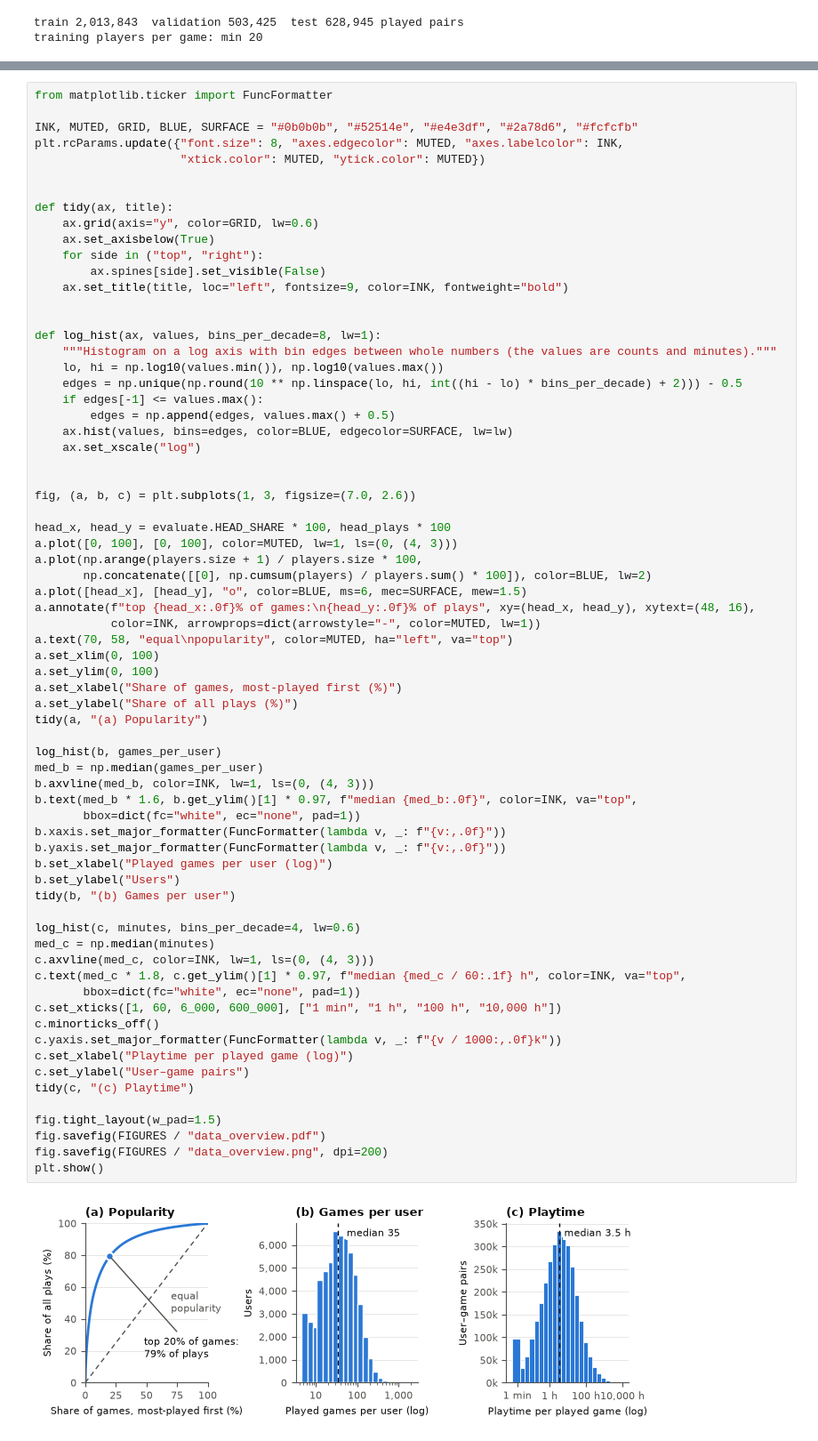
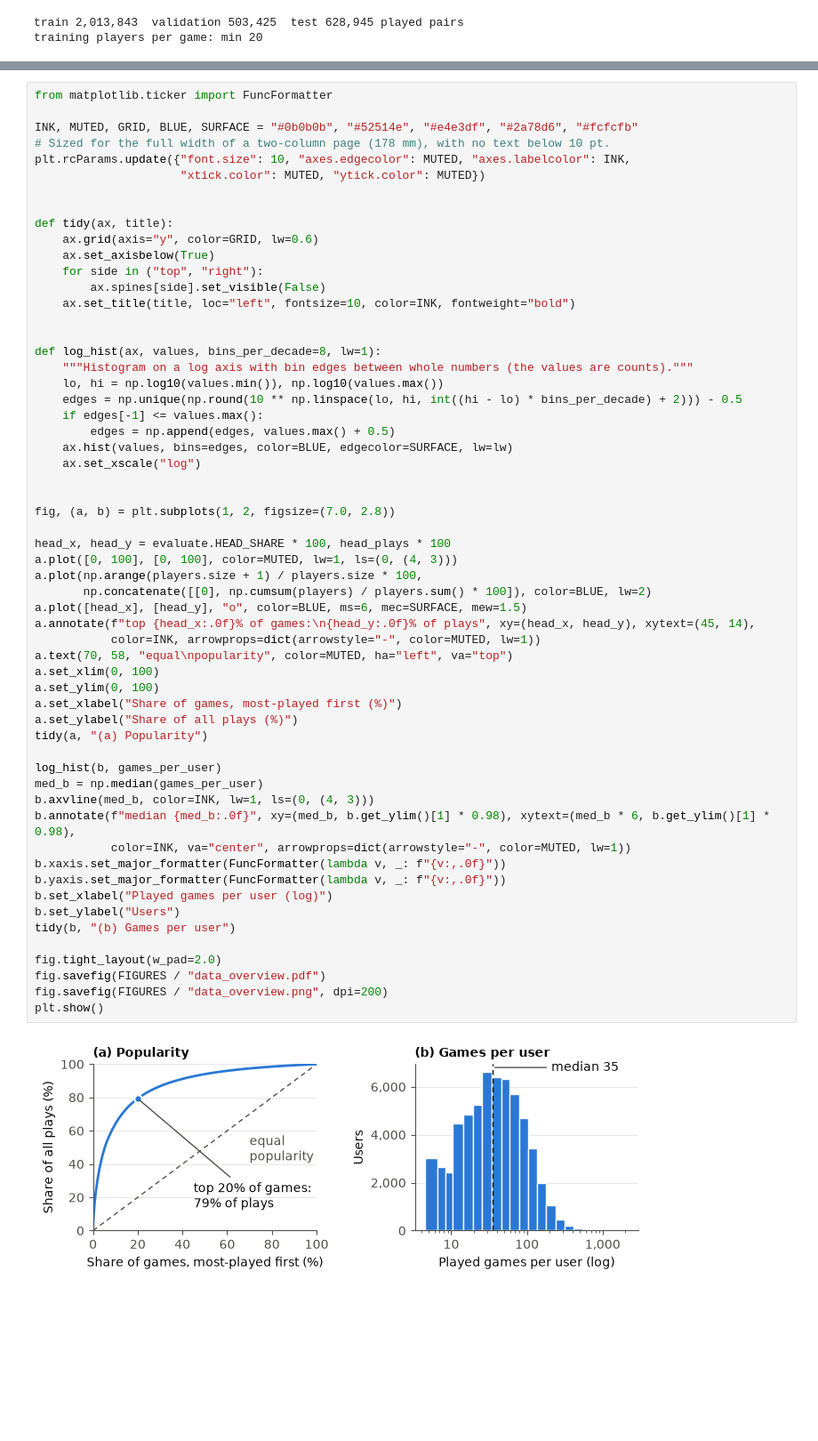
Before and after one commit to sribn/02807-computational-tools-for-data-science, a Jupyter notebook: data_preparation.ipynb, the cells around one changed output, grey strips where cells are left out. Shown at 89% size. Cells and saved outputs as stored; diff of their text form; blank space fills up the shorter version.

```diff
--- a/data_preparation.ipynb
+++ b/data_preparation.ipynb
@@ -110,7 +105,8 @@ print(f"(c) playtime per played game: median {np.median(minutes) / 60:.1f} h, ma
 from matplotlib.ticker import FuncFormatter
 
 INK, MUTED, GRID, BLUE, SURFACE = "#0b0b0b", "#52514e", "#e4e3df", "#2a78d6", "#fcfcfb"
-plt.rcParams.update({"font.size": 8, "axes.edgecolor": MUTED, "axes.labelcolor": INK,
+# Sized for the full width of a two-column page (178 mm), with no text below 10 pt.
+plt.rcParams.update({"font.size": 10, "axes.edgecolor": MUTED, "axes.labelcolor": INK,
                      "xtick.color": MUTED, "ytick.color": MUTED})
 
 
@@ -119,11 +115,11 @@ def tidy(ax, title):
     ax.set_axisbelow(True)
     for side in ("top", "right"):
         ax.spines[side].set_visible(False)
-    ax.set_title(title, loc="left", fontsize=9, color=INK, fontweight="bold")
+    ax.set_title(title, loc="left", fontsize=10, color=INK, fontweight="bold")
 
 
 def log_hist(ax, values, bins_per_decade=8, lw=1):
-    """Histogram on a log axis with bin edges between whole numbers (the values are counts and minutes)."""
+    """Histogram on a log axis with bin edges between whole numbers (the values are counts)."""
     lo, hi = np.log10(values.min()), np.log10(values.max())
     edges = np.unique(np.round(10 ** np.linspace(lo, hi, int((hi - lo) * bins_per_decade) + 2))) - 0.5
     if edges[-1] <= values.max():
@@ -132,48 +128,36 @@ def log_hist(ax, values, bins_per_decade=8, lw=1):
     ax.set_xscale("log")
 
 
-fig, (a, b, c) = plt.subplots(1, 3, figsize=(7.0, 2.6))
+fig, (a, b) = plt.subplots(1, 2, figsize=(7.0, 2.8))
 
 head_x, head_y = evaluate.HEAD_SHARE * 100, head_plays * 100
 a.plot([0, 100], [0, 100], color=MUTED, lw=1, ls=(0, (4, 3)))
 a.plot(np.arange(players.size + 1) / players.size * 100,
        np.concatenate([[0], np.cumsum(players) / players.sum() * 100]), color=BLUE, lw=2)
 a.plot([head_x], [head_y], "o", color=BLUE, ms=6, mec=SURFACE, mew=1.5)
-a.annotate(f"top {head_x:.0f}% of games:\n{head_y:.0f}% of plays", xy=(head_x, head_y), xytext=(48, 16),
+a.annotate(f"top {head_x:.0f}% of games:\n{head_y:.0f}% of plays", xy=(head_x, head_y), xytext=(45, 14),
            color=INK, arrowprops=dict(arrowstyle="-", color=MUTED, lw=1))
 a.text(70, 58, "equal\npopularity", color=MUTED, ha="left", va="top")
 a.set_xlim(0, 100)
 a.set_ylim(0, 100)
 a.set_xlabel("Share of games, most-played first (%)")
 a.set_ylabel("Share of all plays (%)")
 tidy(a, "(a) Popularity")
 
 log_hist(b, games_per_user)
 med_b = np.median(games_per_user)
 b.axvline(med_b, color=INK, lw=1, ls=(0, (4, 3)))
-b.text(med_b * 1.6, b.get_ylim()[1] * 0.97, f"median {med_b:.0f}", color=INK, va="top",
-       bbox=dict(fc="white", ec="none", pad=1))
+b.annotate(f"median {med_b:.0f}", xy=(med_b, b.get_ylim()[1] * 0.98), xytext=(med_b * 6, b.get_ylim()[1] * 0.98),
+           color=INK, va="center", arrowprops=dict(arrowstyle="-", color=MUTED, lw=1))
 b.xaxis.set_major_formatter(FuncFormatter(lambda v, _: f"{v:,.0f}"))
 b.yaxis.set_major_formatter(FuncFormatter(lambda v, _: f"{v:,.0f}"))
 b.set_xlabel("Played games per user (log)")
 b.set_ylabel("Users")
 tidy(b, "(b) Games per user")
 
-log_hist(c, minutes, bins_per_decade=4, lw=0.6)
-med_c = np.median(minutes)
-c.axvline(med_c, color=INK, lw=1, ls=(0, (4, 3)))
-c.text(med_c * 1.8, c.get_ylim()[1] * 0.97, f"median {med_c / 60:.1f} h", color=INK, va="top",
-       bbox=dict(fc="white", ec="none", pad=1))
-c.set_xticks([1, 60, 6_000, 600_000], ["1 min", "1 h", "100 h", "10,000 h"])
-c.minorticks_off()
-c.yaxis.set_major_formatter(FuncFormatter(lambda v, _: f"{v / 1000:,.0f}k"))
-c.set_xlabel("Playtime per played game (log)")
-c.set_ylabel("User–game pairs")
-tidy(c, "(c) Playtime")
-
-fig.tight_layout(w_pad=1.5)
+fig.tight_layout(w_pad=2.0)
 fig.savefig(FIGURES / "data_overview.pdf")
 fig.savefig(FIGURES / "data_overview.png", dpi=200)
 plt.show()
 # %% [output]
-[figure, old version]
+[figure, new version]
```
Also changed, not shown: parts of 2 cells of this notebook, 2 other files.
